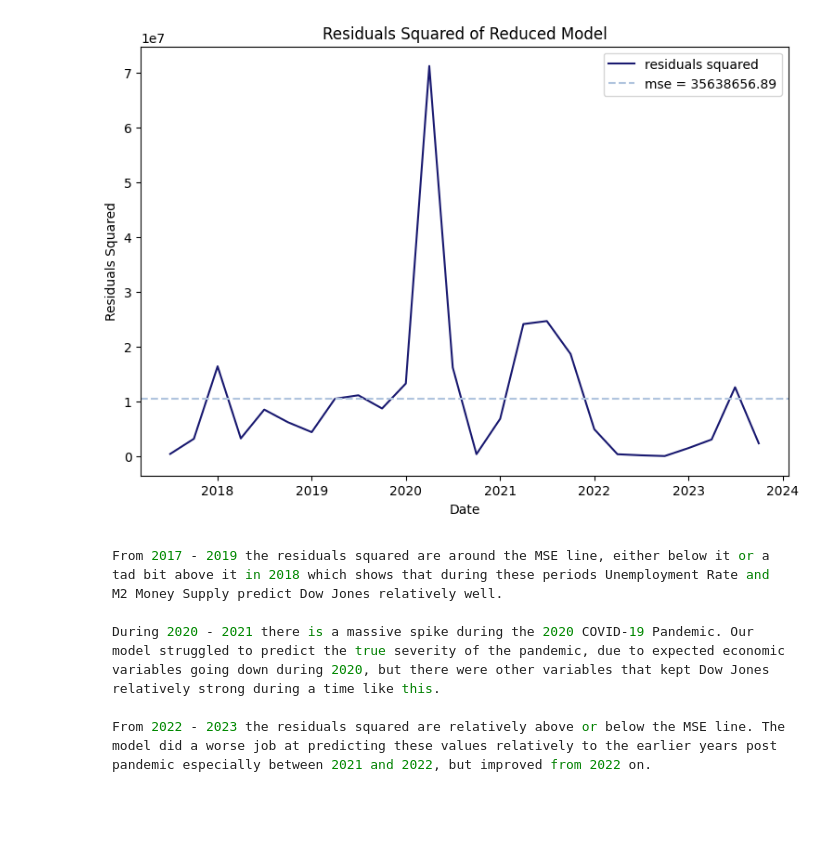
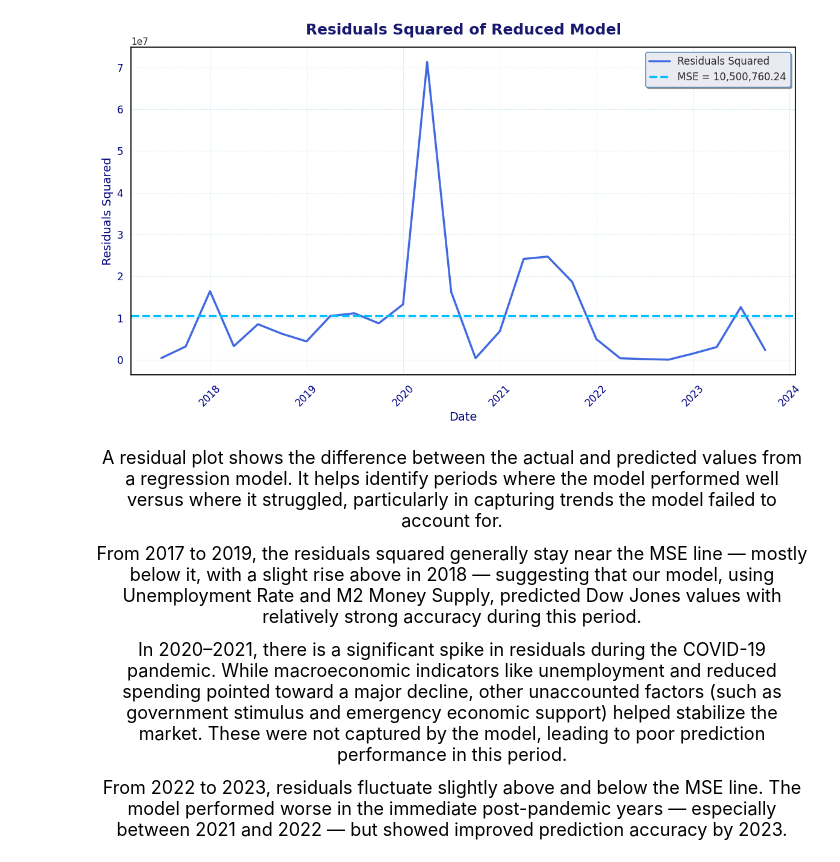
Before and after one commit to allarde2/Macroeconomic-Factors-Stock-Maket-Performance-CMSE-202-final-project-, a Jupyter notebook: multiple/Dow Jones Multiple.ipynb, the cells around one changed output. Cells and saved outputs as stored; diff of their text form; code cells hidden in the pictures; blank space fills up the shorter version.

````diff
--- a/multiple/Dow Jones Multiple.ipynb
+++ b/multiple/Dow Jones Multiple.ipynb
@@ -207,24 +301,46 @@ This plot explains the actual Dow Jones values relative to our predicted Dow Jon
 # %%
-# Residual Squared Plot
-y_test_series_reduced =  y_test.squeeze() # convert to series, to calculate residuals
-
+y_test_series_reduced = y_test.squeeze()
 residuals_squared_reduced = (y_test_series_reduced - y_pred_reduced) ** 2
 
-plt.figure(figsize = (9,6))
-plt.plot(dates, residuals_squared_reduced, color = 'midnightblue', label = 'residuals squared')
-plt.axhline(mse_reduced, color = 'lightsteelblue', label = 'mse = 35638656.89', linestyle = '--')
-plt.xlabel('Date')
-plt.ylabel('Residuals Squared')
-plt.title('Residuals Squared of Reduced Model')
-plt.legend()
+# Consulted gen ai for plot aesthetics
+plt.figure(figsize = (12, 7))
+plt.plot(dates, residuals_squared_reduced, label = 'Residuals Squared', color = 'royalblue', linewidth = 2.5)
+plt.axhline(mse_reduced, label = f'MSE = {mse_reduced:,.2f}',
+            color = 'deepskyblue', linewidth = 2.5, linestyle = '--')
+
+plt.title('Residuals Squared of Reduced Model', fontsize = 18, fontweight = 'bold', pad = 15, color = 'midnightblue')
+plt.xlabel('Date', fontsize = 14, color = 'navy')
+plt.ylabel('Residuals Squared', fontsize = 14, color = 'navy')
+plt.xticks(rotation = 45, fontsize = 12, color = 'navy')
+plt.yticks(fontsize = 12, color = 'navy')
+plt.grid(visible = True, linestyle = '--', linewidth = 0.5, alpha = 0.7, color = 'lightblue')
+
+for spine in plt.gca().spines.values():
+    spine.set_visible(True)
+    spine.set_linewidth(1.25)
+    spine.set_color('black')
+
+
+plt.gca().set_facecolor('white')
+plt.legend(loc = 'upper right', fontsize = 12, frameon = True, shadow = True, edgecolor = 'steelblue')
+
+plt.tight_layout()
 plt.show()
 # %% [output]
-[figure, old version]
+[figure, new version]
 # %% [markdown]
-```bash
-From 2017 - 2019 the residuals squared are around the MSE line, either below it or a tad bit above it in 2018 which shows that during these periods Unemployment Rate and M2 Money Supply predict Dow Jones relatively well.
+<p style="font-family: 'Times New Roman'; font-size: 18px; text-align: center; color: black;">
+  A residual plot shows the difference between the actual and predicted values from a regression model. It helps identify periods where the model performed well versus where it struggled, particularly in capturing trends the model failed to account for.
+</p>
 
-During 2020 - 2021 there is a massive spike during the 2020 COVID-19 Pandemic. Our model struggled to predict the true severity of the pandemic, due to expected economic variables going down during 2020, but there were other variables that kept Dow Jones relatively strong during a time like this.
+<p style="font-family: 'Times New Roman'; font-size: 18px; text-align: center; color: black;">
+  From 2017 to 2019, the residuals squared generally stay near the MSE line — mostly below it, with a slight rise above in 2018 — suggesting that our model, using Unemployment Rate and M2 Money Supply, predicted Dow Jones values with relatively strong accuracy during this period.
+</p>
 
-From 2022 - 2023 the residuals squared are relatively above or below the MSE line. The model did a worse job at predicting these values relatively to the earlier years post pandemic especially between 2021 and 2022, but improved from 2022 on.
-```
+<p style="font-family: 'Times New Roman'; font-size: 18px; text-align: center; color: black;">
+  In 2020–2021, there is a significant spike in residuals during the COVID-19 pandemic. While macroeconomic indicators like unemployment and reduced spending pointed toward a major decline, other unaccounted factors (such as government stimulus and emergency economic support) helped stabilize the market. These were not captured by the model, leading to poor prediction performance in this period.
+</p>
+
+<p style="font-family: 'Times New Roman'; font-size: 18px; text-align: center; color: black;">
+  From 2022 to 2023, residuals fluctuate slightly above and below the MSE line. The model performed worse in the immediate post-pandemic years — especially between 2021 and 2022 — but showed improved prediction accuracy by 2023.
+</p>
````
Also changed, not shown: parts of 17 cells of this notebook, 2 other files.
